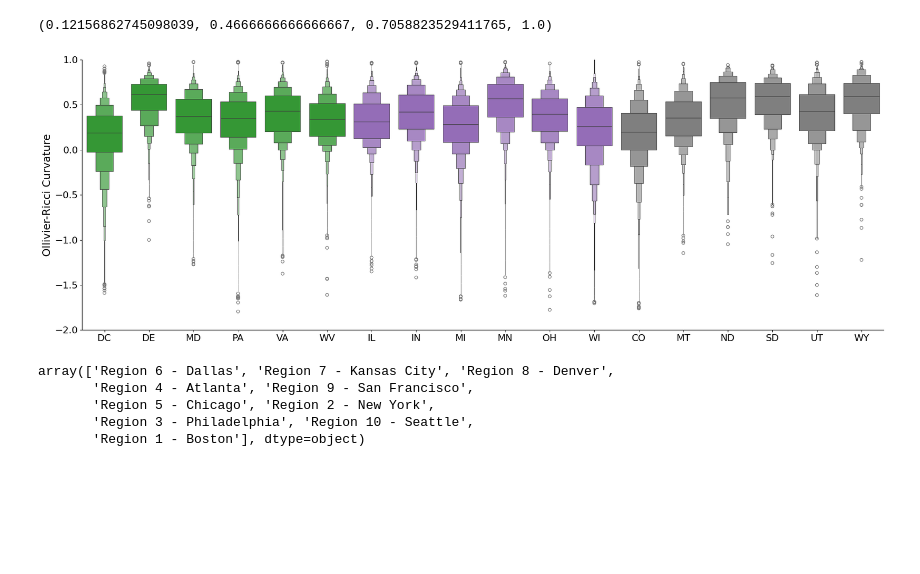
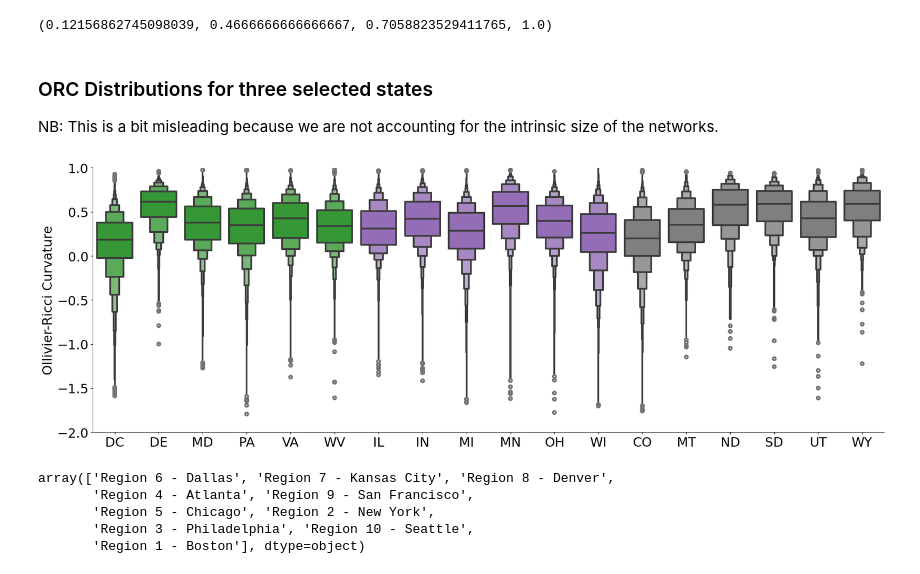
Before and after one commit to aidos-lab/apparent, a Jupyter notebook: notebooks/visualization.ipynb, the cells around one changed output. Cells and saved outputs as stored; diff of their text form; code cells hidden in the pictures; blank space fills up the shorter version.

Commit message:
clustering coefficients + better lining for the boxen plots

```diff
--- a/notebooks/visualization.ipynb
+++ b/notebooks/visualization.ipynb
@@ -341,24 +343,28 @@ array(['WI', 'OH', 'MI', 'IL', 'IN', 'MN'], dtype=object)
 plt.cm.tab10(0)
 # %% [output]
 (0.12156862745098039, 0.4666666666666667, 0.7058823529411765, 1.0)
+# %% [markdown]
+### ORC Distributions for three selected states
+NB: This is a bit misleading because we are not accounting for the intrinsic size of the networks.
 # %%
 selected_regions = [#'Region 1 - Boston',
                     'Region 3 - Philadelphia', 'Region 5 - Chicago', 'Region 8 - Denver']
 fig, ax = plt.subplots(1,1, figsize=(20,7))
 sns.boxenplot(data=df.query("region in @selected_regions")[["hsanum","region","state","OR_0"]].explode("OR_0").sort_values("region"),
               x="state", y="OR_0", hue="region", order=[x for x in ordered_states if x in df.query("region in @selected_regions").state.unique()],
               ax=ax, saturation=0.85, palette=[plt.cm.tab10(2), plt.cm.tab10(4), plt.cm.tab10(7)], legend=False,
+              box_kws=dict(lw=3), flier_kws=dict(lw=3), line_kws=dict(linewidth=3),
              )
 sns.despine(fig)
-ax.set_ylabel("Ollivier-Ricci Curvature", fontsize=labelsize)
+ax.set_ylabel("Ollivier-Ricci Curvature", fontsize=labelsize + 4)
 ax.set_xlabel("")
 ax.set_ylim(-2,1)
-ax.set_xticklabels(ax.get_xticklabels(), fontsize=ticksize)
-ax.set_yticklabels(ax.get_yticklabels(), fontsize=ticksize)
+ax.set_xticklabels(ax.get_xticklabels(), fontsize=labelsize + 4)
+ax.set_yticklabels(ax.get_yticklabels(), fontsize=labelsize + 4)
 plt.tight_layout()
 plt.savefig(f"../figures/orc-selected-regions.pdf", bbox_inches="tight", transparent=True)
 # %% [output]
-[figure, old version]
+[figure, new version]
 # %%
 region_order
 # %% [output]
```
Also changed, not shown: parts of 4 cells of this notebook, 3 other files.
